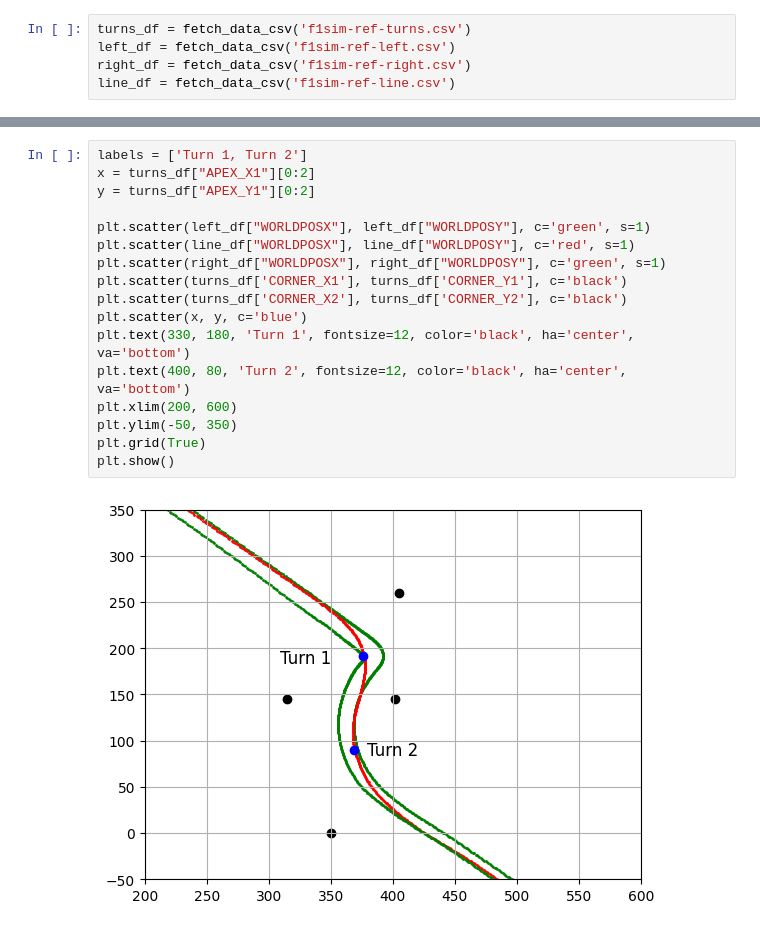
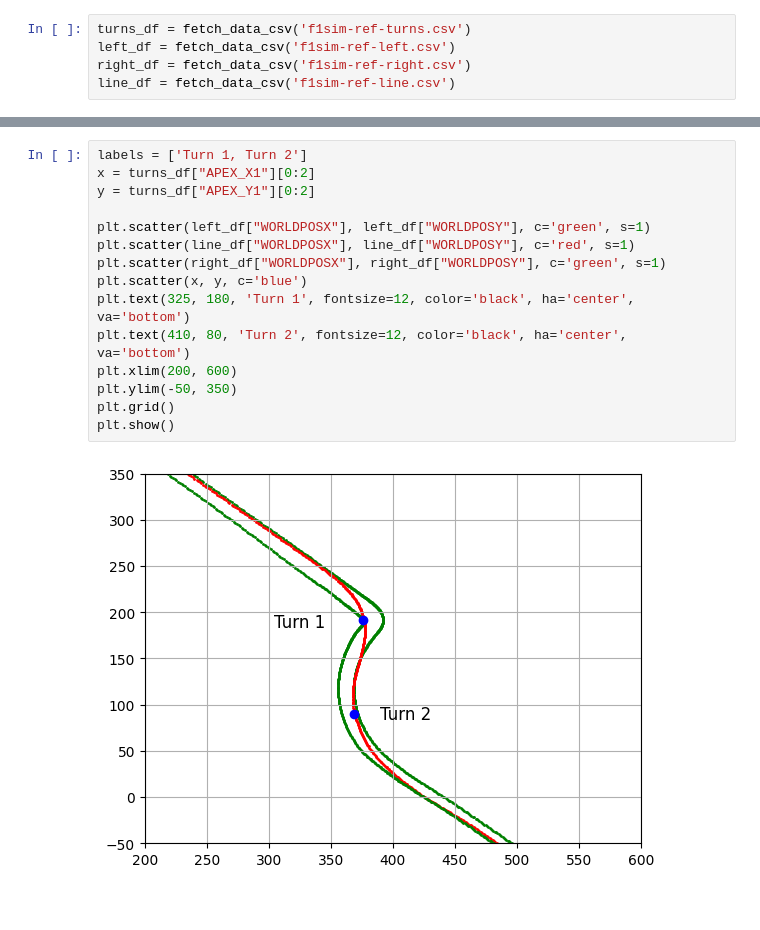
Before and after one commit to Bgon01/Data3001-capstone, a Jupyter notebook: eda/find_areas.ipynb, the cells around one changed output, grey strips where cells are left out. Drawn from its saved outputs; the diff is of its cells as text.

```diff
--- a/eda/find_areas.ipynb
+++ b/eda/find_areas.ipynb
@@ -21,19 +40,17 @@ line_df = fetch_data_csv('f1sim-ref-line.csv')
 # %%
 labels = ['Turn 1, Turn 2']
 x = turns_df["APEX_X1"][0:2]
 y = turns_df["APEX_Y1"][0:2]
 
 plt.scatter(left_df["WORLDPOSX"], left_df["WORLDPOSY"], c='green', s=1)
 plt.scatter(line_df["WORLDPOSX"], line_df["WORLDPOSY"], c='red', s=1)
 plt.scatter(right_df["WORLDPOSX"], right_df["WORLDPOSY"], c='green', s=1)
-plt.scatter(turns_df['CORNER_X1'], turns_df['CORNER_Y1'], c='black')
-plt.scatter(turns_df['CORNER_X2'], turns_df['CORNER_Y2'], c='black')
 plt.scatter(x, y, c='blue')
-plt.text(330, 180, 'Turn 1', fontsize=12, color='black', ha='center', va='bottom')
-plt.text(400, 80, 'Turn 2', fontsize=12, color='black', ha='center', va='bottom')
+plt.text(325, 180, 'Turn 1', fontsize=12, color='black', ha='center', va='bottom')
+plt.text(410, 80, 'Turn 2', fontsize=12, color='black', ha='center', va='bottom')
 plt.xlim(200, 600)
 plt.ylim(-50, 350)
-plt.grid(True)
+plt.grid()
 plt.show()
 # %% [output]
-[figure, old version]
+[figure, new version]
```
Also changed, not shown: parts of 2 cells of this notebook, 3 other files.
